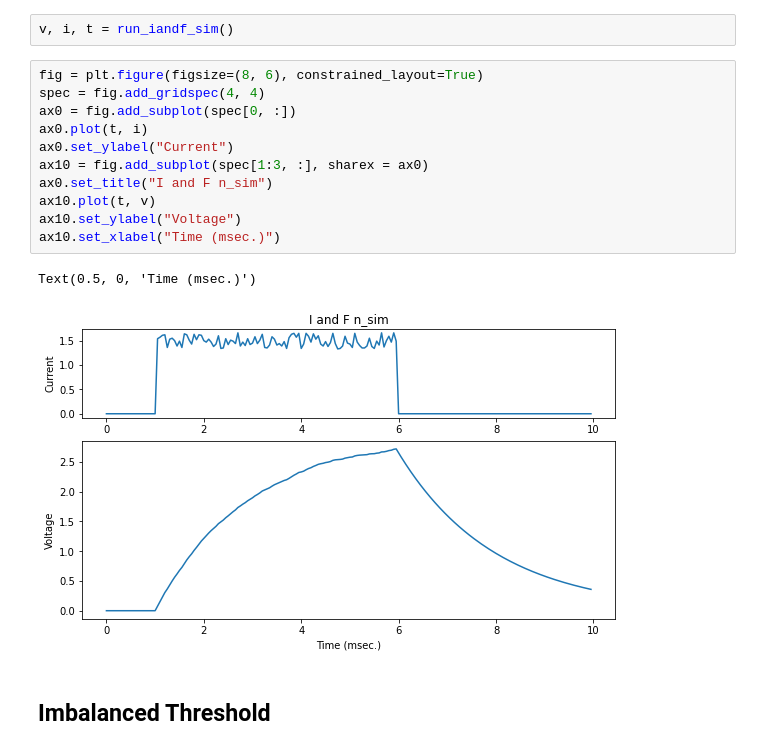
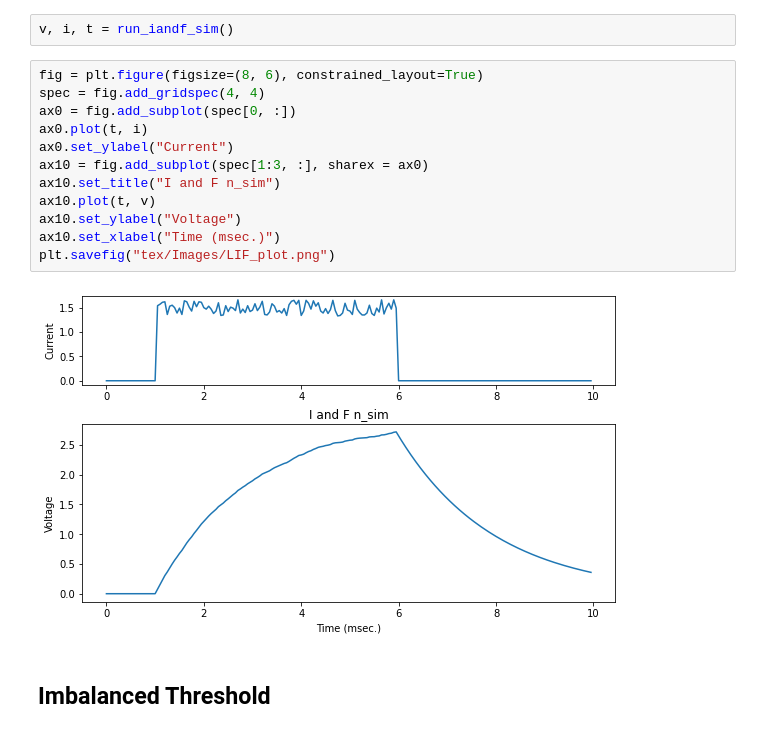
Before and after one commit to arsalikhov/PSYCH420_final_project, a Jupyter notebook: code/testing.ipynb, the cells around one changed output. Saved outputs shown, nothing was run; the diff lists cells and outputs as text.

```diff
--- a/code/testing.ipynb
+++ b/code/testing.ipynb
@@ -77,17 +77,17 @@ v, i, t = run_iandf_sim()
 # %%
 fig = plt.figure(figsize=(8, 6), constrained_layout=True)
 spec = fig.add_gridspec(4, 4)
 ax0 = fig.add_subplot(spec[0, :])
 ax0.plot(t, i)
 ax0.set_ylabel("Current")
 ax10 = fig.add_subplot(spec[1:3, :], sharex = ax0)
-ax0.set_title("I and F n_sim")
+ax10.set_title("I and F n_sim")
 ax10.plot(t, v)
 ax10.set_ylabel("Voltage")
 ax10.set_xlabel("Time (msec.)")
+plt.savefig("tex/Images/LIF_plot.png")
 # %% [output]
-Text(0.5, 0, 'Time (msec.)')
-[figure, old version]
+[figure, new version]
 # %% [markdown]
 ## Imbalanced Threshold
 # %% [markdown]
```
Also changed, not shown: 7 other files.
